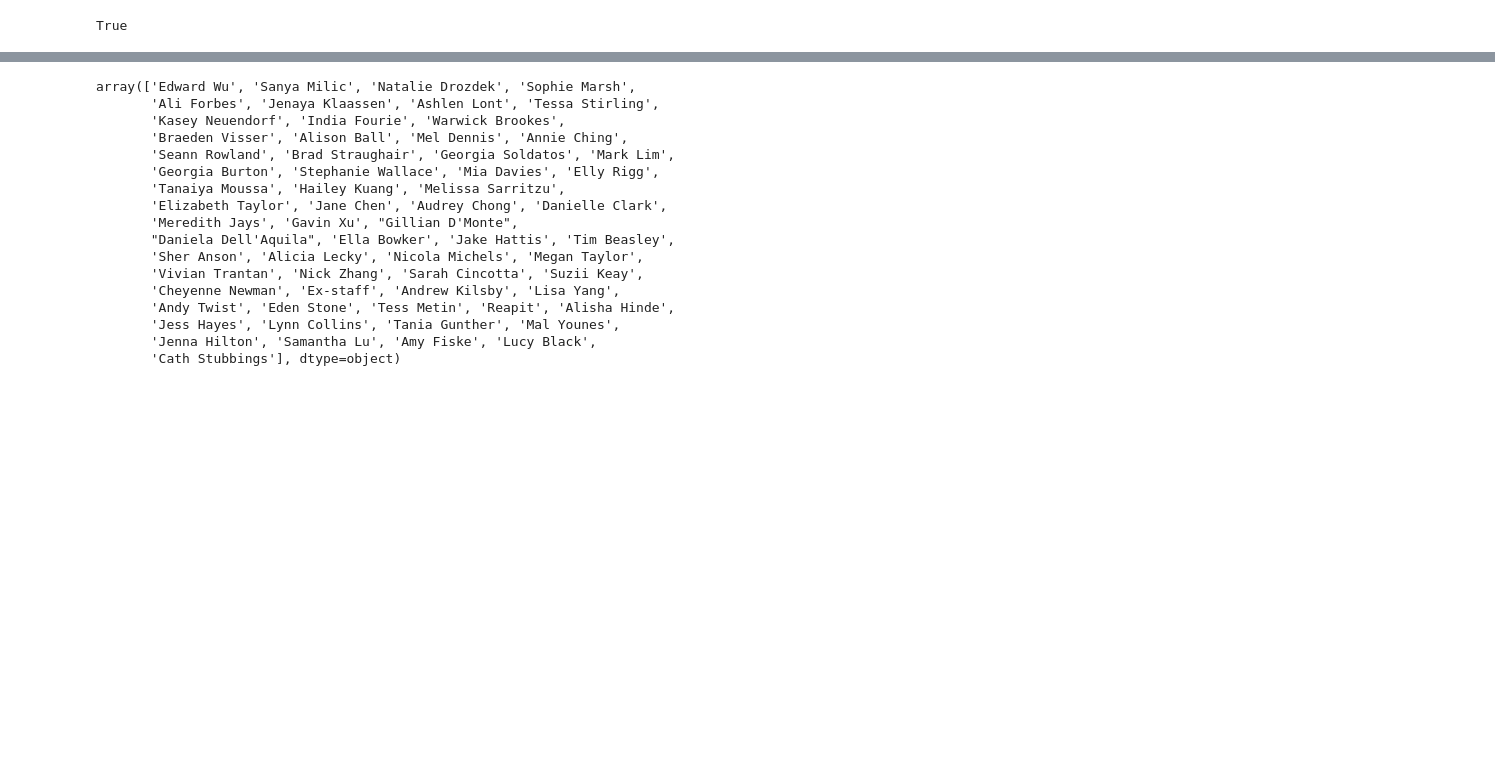
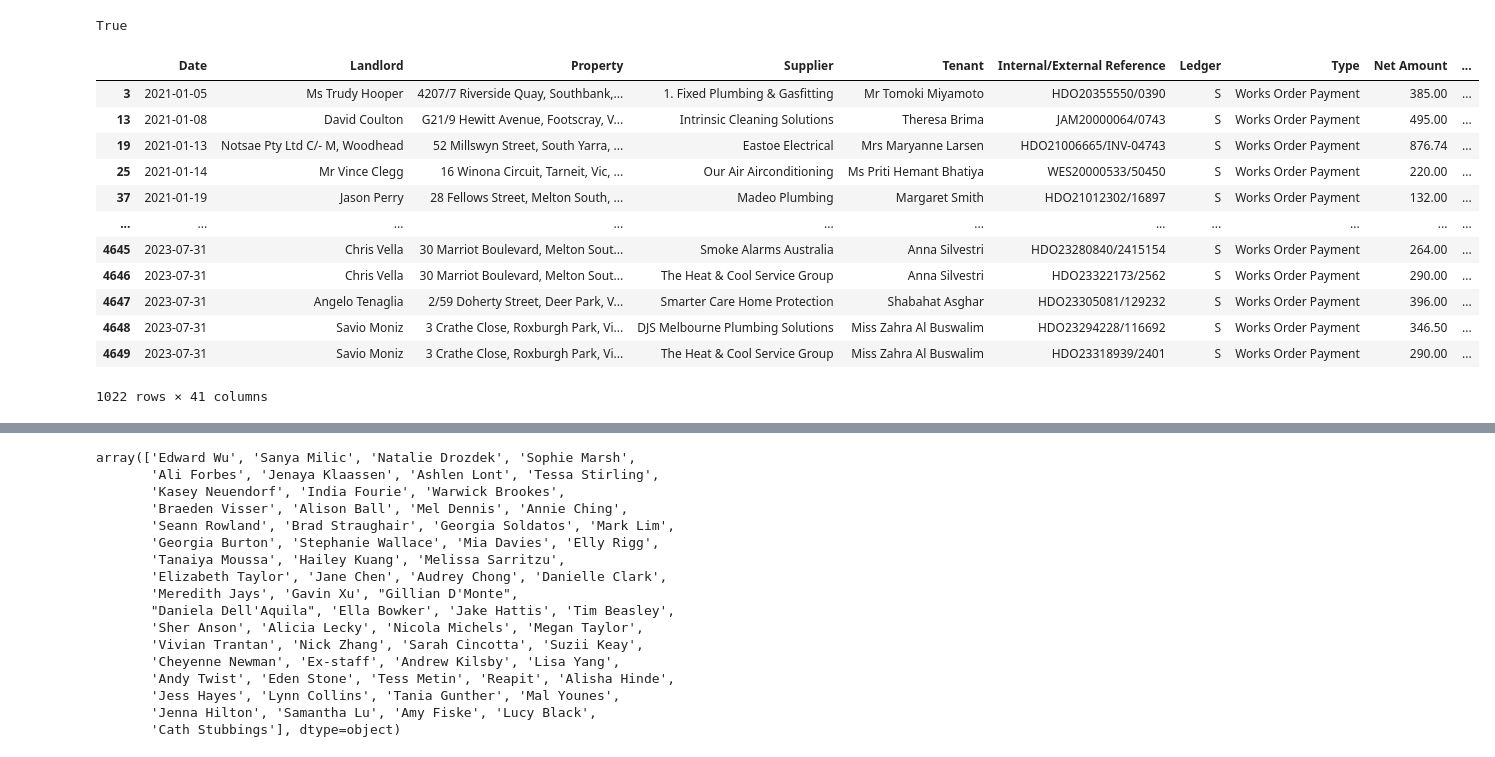
Before and after one commit to sahils4299/LongView-Data-Migration, a Jupyter notebook: PropertyTree_migration_Portfolio_testing.ipynb, the cells around one changed output, grey strips where cells are left out. Drawn from its saved outputs; the diff is of its cells as text; code cells hidden in the pictures; blank space fills up the shorter version.

```diff
--- a/PropertyTree_migration_Portfolio_testing.ipynb
+++ b/PropertyTree_migration_Portfolio_testing.ipynb
@@ -1680,6 +1722,22 @@ array(['S'], dtype=object)
 True
 # %%
 kasey_transaction= kasey_transaction[kasey_transaction['Authorisation Status'] != 'Rejected']
+# %%
+kasey_transaction[(kasey_transaction['Tenancy Code'] != ' ') & (kasey_transaction['Tenant'] != ' ')]
+# %% [output]
+|  | Date | Landlord | Property | Supplier | Tenant | Internal/External Reference | Ledger | Type | Net Amount | ... |
+| 3 | 2021-01-05 | Ms Trudy Hooper | 4207/7 Riverside Quay, Southbank,... | 1. Fixed Plumbing & Gasfitting | Mr Tomoki Miyamoto | HDO20355550/0390 | S | Works Order Payment | 385.00 | ... |
+| 13 | 2021-01-08 | David Coulton | G21/9 Hewitt Avenue, Footscray, V... | Intrinsic Cleaning Solutions | Theresa Brima | JAM20000064/0743 | S | Works Order Payment | 495.00 | ... |
+| 19 | 2021-01-13 | Notsae Pty Ltd C/- M, Woodhead | 52 Millswyn Street, South Yarra, ... | Eastoe Electrical | Mrs Maryanne Larsen | HDO21006665/INV-04743 | S | Works Order Payment | 876.74 | ... |
+| 25 | 2021-01-14 | Mr Vince Clegg | 16 Winona Circuit, Tarneit, Vic, ... | Our Air Airconditioning | Ms Priti Hemant Bhatiya | WES20000533/50450 | S | Works Order Payment | 220.00 | ... |
+| 37 | 2021-01-19 | Jason Perry | 28 Fellows Street, Melton South, ... | Madeo Plumbing | Margaret Smith | HDO21012302/16897 | S | Works Order Payment | 132.00 | ... |
+| ... | ... | ... | ... | ... | ... | ... | ... | ... | ... | ... |
+| 4645 | 2023-07-31 | Chris Vella | 30 Marriot Boulevard, Melton Sout... | Smoke Alarms Australia | Anna Silvestri | HDO23280840/2415154 | S | Works Order Payment | 264.00 | ... |
+| 4646 | 2023-07-31 | Chris Vella | 30 Marriot Boulevard, Melton Sout... | The Heat & Cool Service Group | Anna Silvestri | HDO23322173/2562 | S | Works Order Payment | 290.00 | ... |
+| 4647 | 2023-07-31 | Angelo Tenaglia | 2/59 Doherty Street, Deer Park, V... | Smarter Care Home Protection | Shabahat Asghar | HDO23305081/129232 | S | Works Order Payment | 396.00 | ... |
+| 4648 | 2023-07-31 | Savio Moniz | 3 Crathe Close, Roxburgh Park, Vi... | DJS Melbourne Plumbing Solutions | Miss Zahra Al Buswalim | HDO23294228/116692 | S | Works Order Payment | 346.50 | ... |
+| 4649 | 2023-07-31 | Savio Moniz | 3 Crathe Close, Roxburgh Park, Vi... | The Heat & Cool Service Group | Miss Zahra Al Buswalim | HDO23318939/2401 | S | Works Order Payment | 290.00 | ... |
+1022 rows × 41 columns
 # %%
 #Make to Csv
 df_invoices_mapping = {
```
Also changed, not shown: parts of 36 cells of this notebook, 1 other file.
